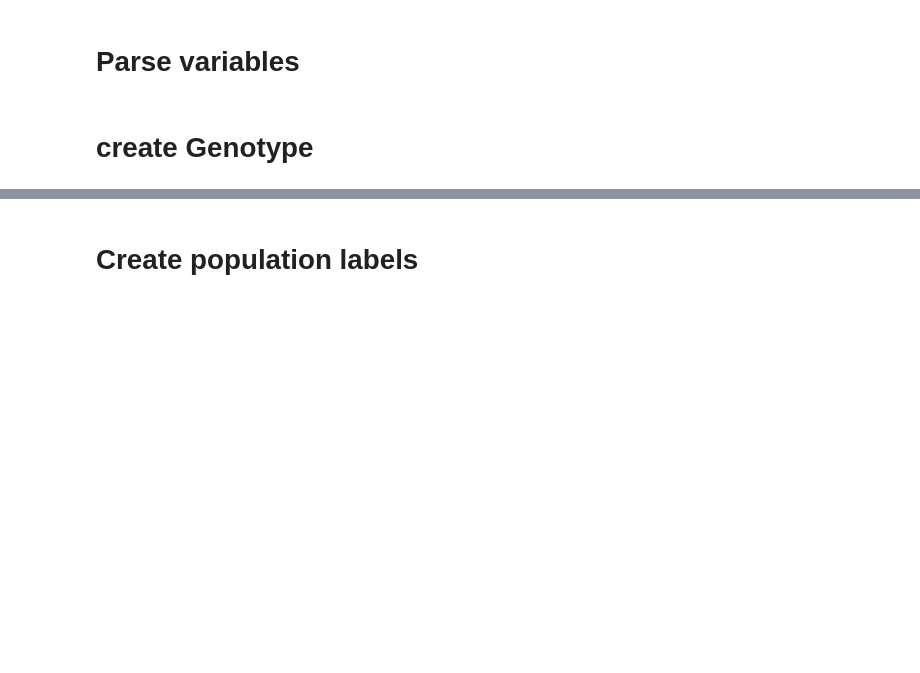
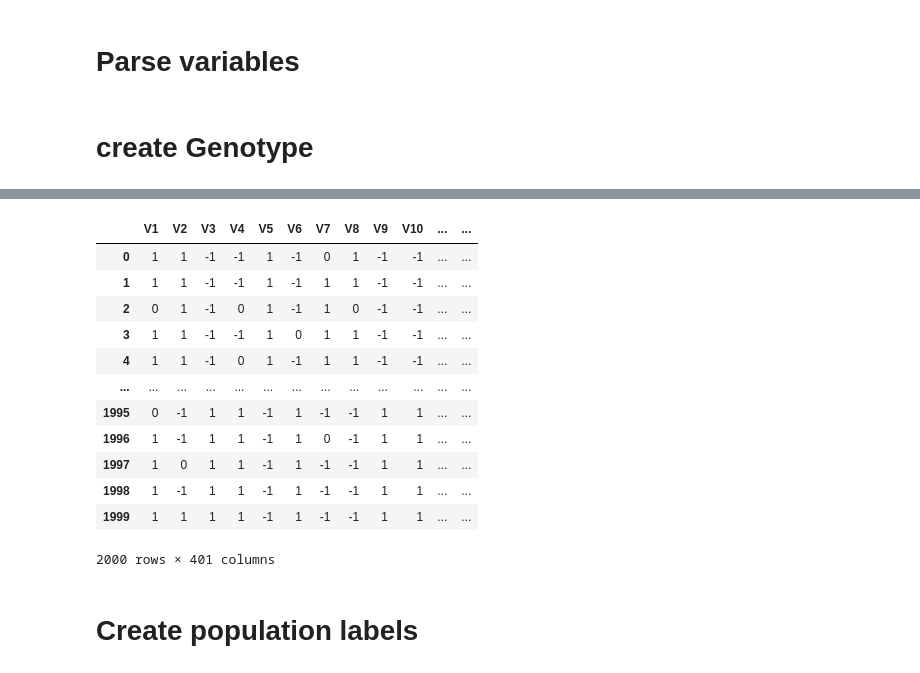
Before and after one commit to mat2m10/chasm, a Jupyter notebook: notebooks/linear_simulation_notebooks/01 Create Admixted Genotype Data.ipynb, the cells around one changed output, grey strips where cells are left out. Saved outputs shown, nothing was run; the diff lists cells and outputs as text; code cells hidden in the pictures; blank space fills up the shorter version.

Commit message:
reordering depending on the mafs

```diff
--- a/notebooks/linear_simulation_notebooks/01 Create Admixted Genotype Data.ipynb
+++ b/notebooks/linear_simulation_notebooks/01 Create Admixted Genotype Data.ipynb
@@ -249,3 +229,36 @@ df_maf
+# %%
+# Exclude the last column ('populations') from the sorting
+maf_columns = [col for col in df_maf.columns if '_MAF_' in col]
+
+# Extract MAF values and sort columns by descending MAF
+maf_values = {col: float(col.split('_MAF_')[1]) for col in maf_columns}
+sorted_cols = sorted(maf_columns, key=lambda x: maf_values[x], reverse=True)
+
+# Generate new column names: V1, V2, ..., V400 (or len(sorted_cols))
+new_names = [f'V{i+1}' for i in range(len(sorted_cols))]
+
+# Create a mapping from old to new column names
+rename_dict = dict(zip(sorted_cols, new_names))
+
+# Reorder columns and apply renaming
+ordered_cols = sorted_cols + ['populations']
+df_sorted = df_maf[ordered_cols].rename(columns=rename_dict)
+# %%
+df_sorted
+# %% [output]
+|  | V1 | V2 | V3 | V4 | V5 | V6 | V7 | V8 | V9 | V10 | ... | ... |
+| 0 | 1 | 1 | -1 | -1 | 1 | -1 | 0 | 1 | -1 | -1 | ... | ... |
+| 1 | 1 | 1 | -1 | -1 | 1 | -1 | 1 | 1 | -1 | -1 | ... | ... |
+| 2 | 0 | 1 | -1 | 0 | 1 | -1 | 1 | 0 | -1 | -1 | ... | ... |
+| 3 | 1 | 1 | -1 | -1 | 1 | 0 | 1 | 1 | -1 | -1 | ... | ... |
+| 4 | 1 | 1 | -1 | 0 | 1 | -1 | 1 | 1 | -1 | -1 | ... | ... |
+| ... | ... | ... | ... | ... | ... | ... | ... | ... | ... | ... | ... | ... |
+| 1995 | 0 | -1 | 1 | 1 | -1 | 1 | -1 | -1 | 1 | 1 | ... | ... |
+| 1996 | 1 | -1 | 1 | 1 | -1 | 1 | 0 | -1 | 1 | 1 | ... | ... |
+| 1997 | 1 | 0 | 1 | 1 | -1 | 1 | -1 | -1 | 1 | 1 | ... | ... |
+| 1998 | 1 | -1 | 1 | 1 | -1 | 1 | -1 | -1 | 1 | 1 | ... | ... |
+| 1999 | 1 | 1 | 1 | 1 | -1 | 1 | -1 | -1 | 1 | 1 | ... | ... |
+2000 rows × 401 columns
 # %%
 allele_freq = complete.sum(axis=0) / (2 * complete.shape[0])  # Assuming diploid data
 #complete = (complete - 2)*-1-1
```
Also changed, not shown: parts of 8 cells of this notebook, 1 other file.
